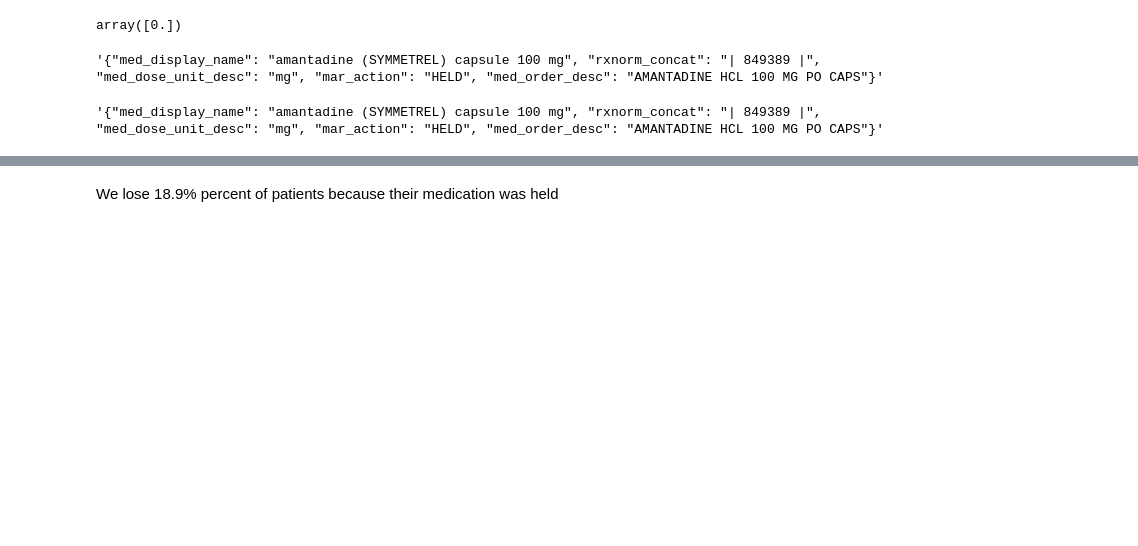
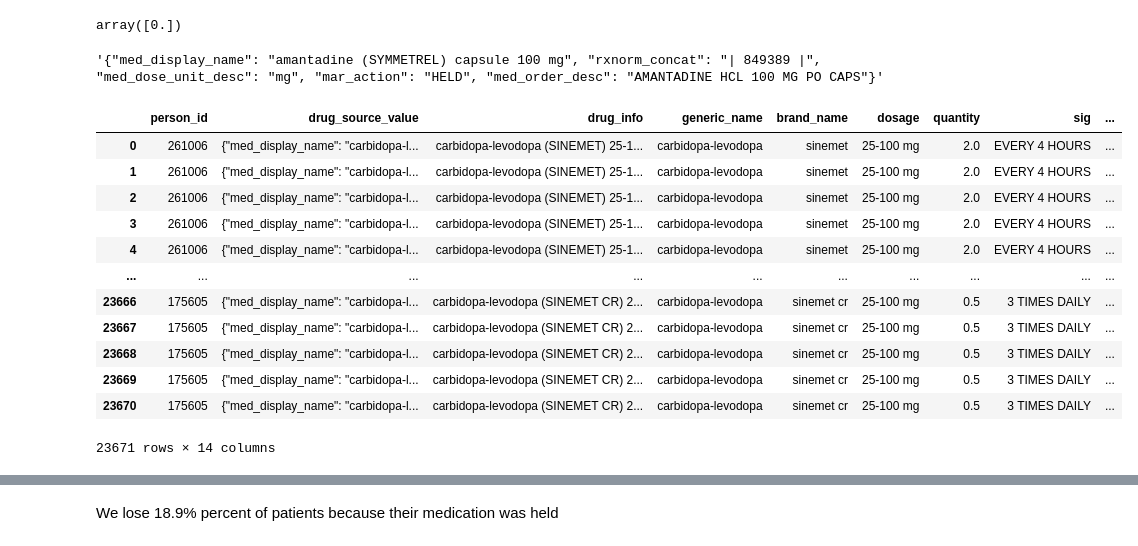
Before and after one commit to rdiazrincon/motor_fluctuations_pd, a Jupyter notebook: motor_fluctuations_pd.ipynb, the cells around one changed output, grey strips where cells are left out. Drawn from its saved outputs; the diff is of its cells as text; code cells hidden in the pictures; blank space fills up the shorter version.

```diff
--- a/motor_fluctuations_pd.ipynb
+++ b/motor_fluctuations_pd.ipynb
@@ -1666,6 +1676,20 @@ df_pd[df_pd['dose_source_value'] == 0.0]['drug_source_value'][14]
 # %% [output]
 '{"med_display_name": "amantadine (SYMMETREL) capsule 100 mg", "rxnorm_concat": "| 849389 |", "med_dose_unit_desc": "mg", "mar_action": "HELD", "med_order_desc": "AMANTADINE HCL 100 MG PO CAPS"}'
 # %%
-drug_exposure.iloc[38]['drug_source_value']
+drug_exposure.iloc[38][]
-# %% [output]
-'{"med_display_name": "amantadine (SYMMETREL) capsule 100 mg", "rxnorm_concat": "| 849389 |", "med_dose_unit_desc": "mg", "mar_action": "HELD", "med_order_desc": "AMANTADINE HCL 100 MG PO CAPS"}'
+# %%
+led_df
+# %% [output]
+|  | person_id | drug_source_value | drug_info | generic_name | brand_name | dosage | quantity | sig | ... |
+| 0 | 261006 | {"med_display_name": "carbidopa-l... | carbidopa-levodopa (SINEMET) 25-1... | carbidopa-levodopa | sinemet | 25-100 mg | 2.0 | EVERY 4 HOURS | ... |
+| 1 | 261006 | {"med_display_name": "carbidopa-l... | carbidopa-levodopa (SINEMET) 25-1... | carbidopa-levodopa | sinemet | 25-100 mg | 2.0 | EVERY 4 HOURS | ... |
+| 2 | 261006 | {"med_display_name": "carbidopa-l... | carbidopa-levodopa (SINEMET) 25-1... | carbidopa-levodopa | sinemet | 25-100 mg | 2.0 | EVERY 4 HOURS | ... |
+| 3 | 261006 | {"med_display_name": "carbidopa-l... | carbidopa-levodopa (SINEMET) 25-1... | carbidopa-levodopa | sinemet | 25-100 mg | 2.0 | EVERY 4 HOURS | ... |
+| 4 | 261006 | {"med_display_name": "carbidopa-l... | carbidopa-levodopa (SINEMET) 25-1... | carbidopa-levodopa | sinemet | 25-100 mg | 2.0 | EVERY 4 HOURS | ... |
+| ... | ... | ... | ... | ... | ... | ... | ... | ... | ... |
+| 23666 | 175605 | {"med_display_name": "carbidopa-l... | carbidopa-levodopa (SINEMET CR) 2... | carbidopa-levodopa | sinemet cr | 25-100 mg | 0.5 | 3 TIMES DAILY | ... |
+| 23667 | 175605 | {"med_display_name": "carbidopa-l... | carbidopa-levodopa (SINEMET CR) 2... | carbidopa-levodopa | sinemet cr | 25-100 mg | 0.5 | 3 TIMES DAILY | ... |
+| 23668 | 175605 | {"med_display_name": "carbidopa-l... | carbidopa-levodopa (SINEMET CR) 2... | carbidopa-levodopa | sinemet cr | 25-100 mg | 0.5 | 3 TIMES DAILY | ... |
+| 23669 | 175605 | {"med_display_name": "carbidopa-l... | carbidopa-levodopa (SINEMET CR) 2... | carbidopa-levodopa | sinemet cr | 25-100 mg | 0.5 | 3 TIMES DAILY | ... |
+| 23670 | 175605 | {"med_display_name": "carbidopa-l... | carbidopa-levodopa (SINEMET CR) 2... | carbidopa-levodopa | sinemet cr | 25-100 mg | 0.5 | 3 TIMES DAILY | ... |
+23671 rows × 14 columns
```
Also changed, not shown: parts of 26 cells of this notebook.
